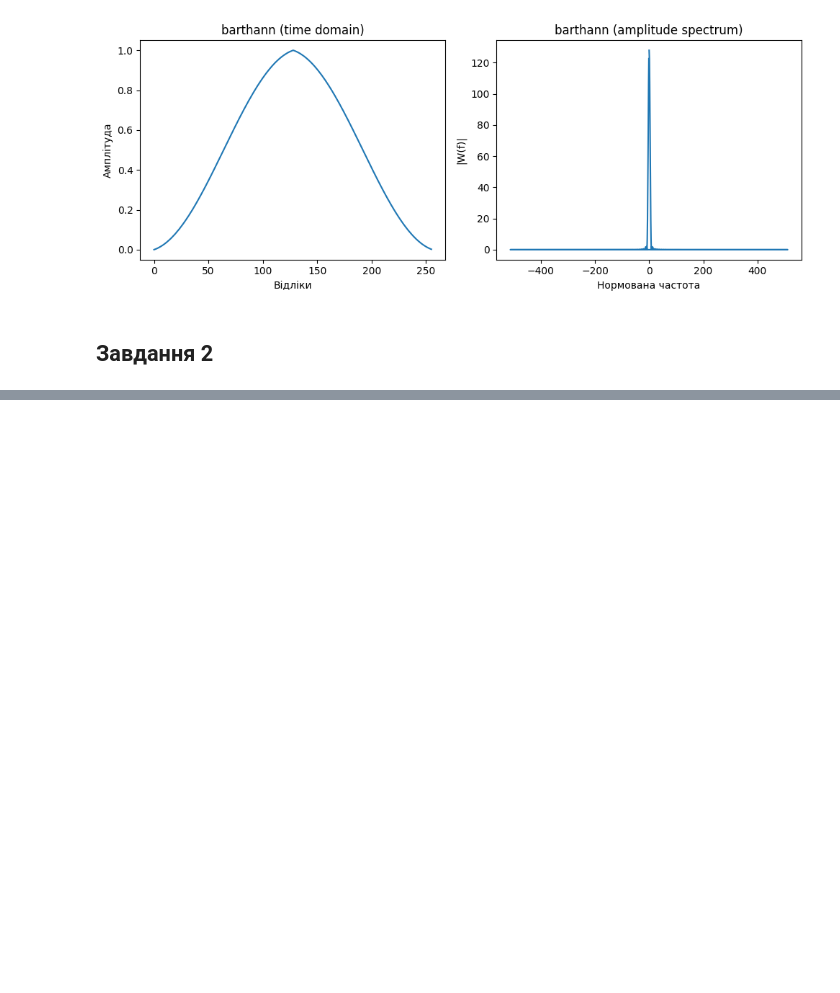
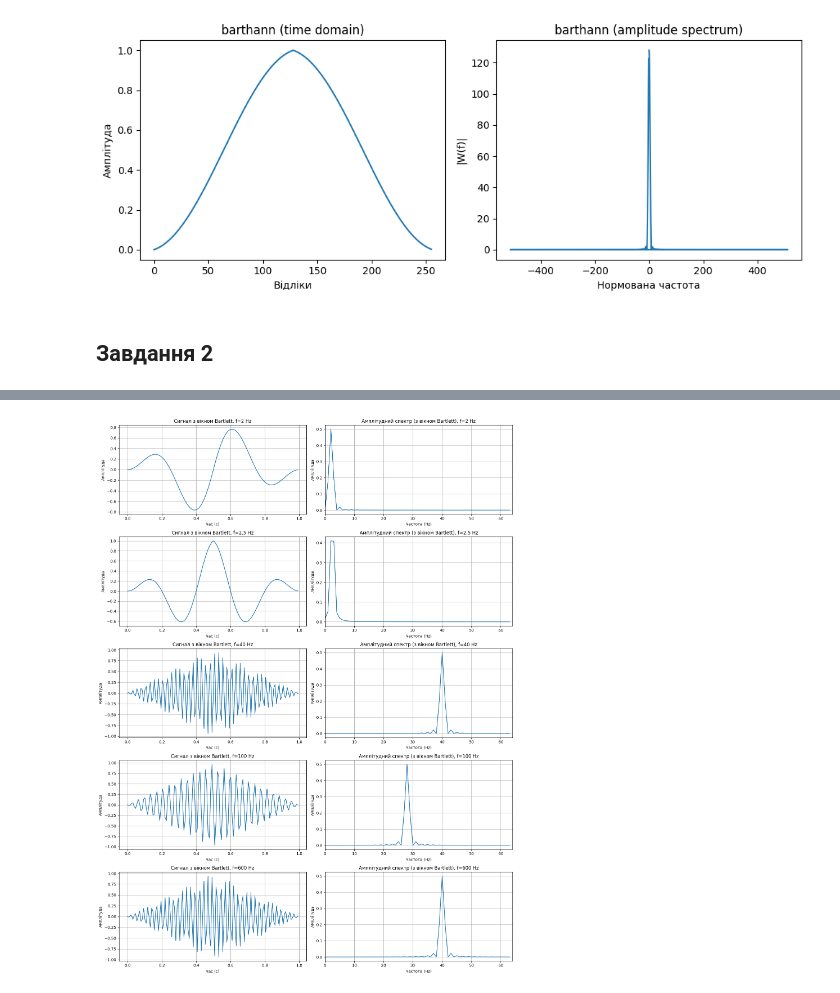
Before and after one commit to n1n1n1q/SignalProcessingLabs, a Jupyter notebook: lab03/sig_proc3_2.ipynb, the cells around one changed output, grey strips where cells are left out. Cells and saved outputs as stored; diff of their text form; code cells hidden in the pictures; blank space fills up the shorter version.

```diff
--- a/lab03/sig_proc3_2.ipynb
+++ b/lab03/sig_proc3_2.ipynb
@@ -38,0 +82,29 @@ for wt in window_types:
+# %%
+window = get_window('bartlett', len(time))
+
+fig, axes = plt.subplots(5, 2, figsize=(15, 20))
+signals_windowed = []
+
+for i, f in enumerate(sin_freq):
+    signal = amplitude * np.sin(2 * np.pi * f * time)
+    signal_windowed = signal * window
+    freqs, amplitudes = fft(signal_windowed, fs)
+    signals_windowed.append((signal_windowed, freqs, amplitudes))
+
+    axes[i, 0].plot(time, signal_windowed)
+    axes[i, 0].set_title(f'Сигнал з вікном Bartlett, f={f} Hz')
+    axes[i, 0].set_xlabel('Час (с)')
+    axes[i, 0].set_ylabel('Амплітуда')
+    axes[i, 0].grid(True)
+
+    axes[i, 1].plot(freqs, amplitudes)
+    axes[i, 1].set_title(f'Амплітудний спектр (з вікном Bartlett), f={f} Hz')
+    axes[i, 1].set_xlabel('Частота (Hz)')
+    axes[i, 1].set_ylabel('Амплітуда')
+    axes[i, 1].grid(True)
+    axes[i, 1].set_xlim([0, fs/2])
+
+plt.tight_layout()
+plt.show()
+# %% [output]
+[figure, added]
```
Also changed, not shown: parts of 7 cells of this notebook.
